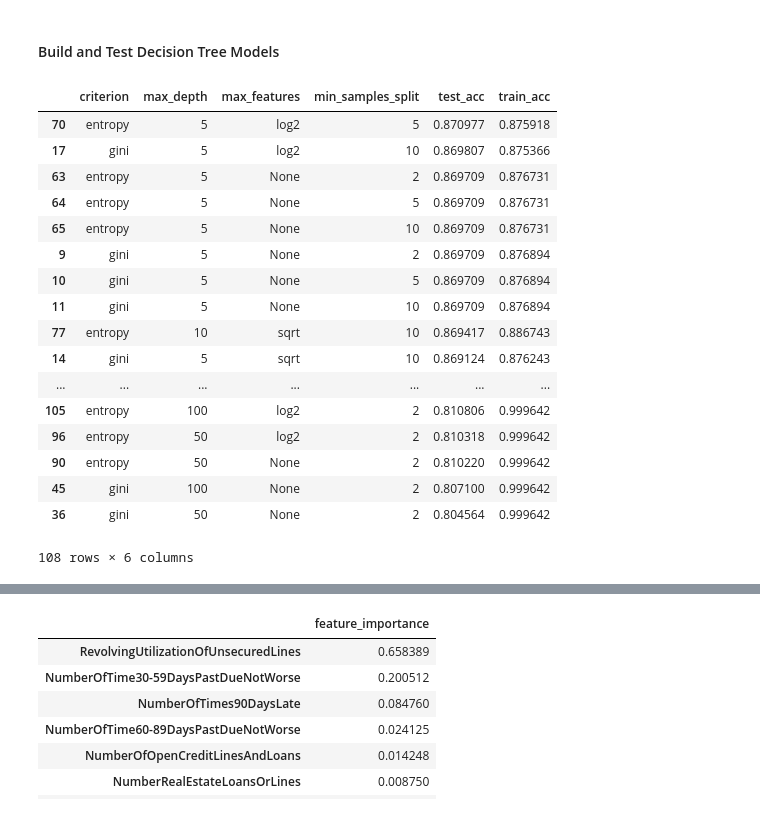
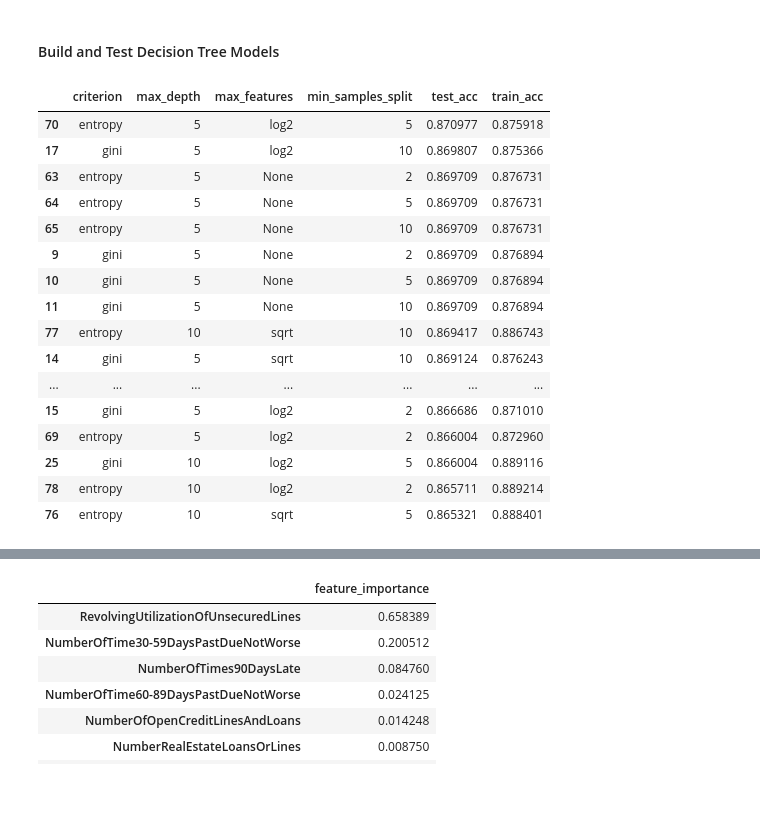
Before and after one commit to lorenh516/financial_distress, a Jupyter notebook: finan_distress.ipynb, the cells around one changed output, grey strips where cells are left out. Drawn from its saved outputs; the diff is of its cells as text; code cells hidden in the pictures.

Commit message:
truncate accuracy table results

```diff
--- a/finan_distress.ipynb
+++ b/finan_distress.ipynb
@@ -495,23 +495,22 @@ dt_params = {'criterion': ['gini', 'entropy'], 'max_depth': [1,5,10,20,50,100],
 dt_results = md.loop_dt(dt_params, training_predictors = x_train, testing_predictors = x_test, training_outcome = y_train, testing_outcome = y_test)
 # %%
 dt_results_ordered = dt_results.sort_values('test_acc', ascending = False)
-dt_results_ordered
+dt_results_ordered.head(20)
 # %% [output]
 |  | criterion | max_depth | max_features | min_samples_split | test_acc | train_acc |
 | 70 | entropy | 5 | log2 | 5 | 0.870977 | 0.875918 |
 | 17 | gini | 5 | log2 | 10 | 0.869807 | 0.875366 |
 | 63 | entropy | 5 | None | 2 | 0.869709 | 0.876731 |
 | 64 | entropy | 5 | None | 5 | 0.869709 | 0.876731 |
 | 65 | entropy | 5 | None | 10 | 0.869709 | 0.876731 |
 | 9 | gini | 5 | None | 2 | 0.869709 | 0.876894 |
 | 10 | gini | 5 | None | 5 | 0.869709 | 0.876894 |
 | 11 | gini | 5 | None | 10 | 0.869709 | 0.876894 |
 | 77 | entropy | 10 | sqrt | 10 | 0.869417 | 0.886743 |
 | 14 | gini | 5 | sqrt | 10 | 0.869124 | 0.876243 |
 | ... | ... | ... | ... | ... | ... | ... |
-| 105 | entropy | 100 | log2 | 2 | 0.810806 | 0.999642 |
-| 96 | entropy | 50 | log2 | 2 | 0.810318 | 0.999642 |
-| 90 | entropy | 50 | None | 2 | 0.810220 | 0.999642 |
-| 45 | gini | 100 | None | 2 | 0.807100 | 0.999642 |
-| 36 | gini | 50 | None | 2 | 0.804564 | 0.999642 |
+| 15 | gini | 5 | log2 | 2 | 0.866686 | 0.871010 |
+| 69 | entropy | 5 | log2 | 2 | 0.866004 | 0.872960 |
+| 25 | gini | 10 | log2 | 5 | 0.866004 | 0.889116 |
+| 78 | entropy | 10 | log2 | 2 | 0.865711 | 0.889214 |
+| 76 | entropy | 10 | sqrt | 5 | 0.865321 | 0.888401 |
-108 rows × 6 columns
```
Also changed, not shown: parts of 1 cell of this notebook.
